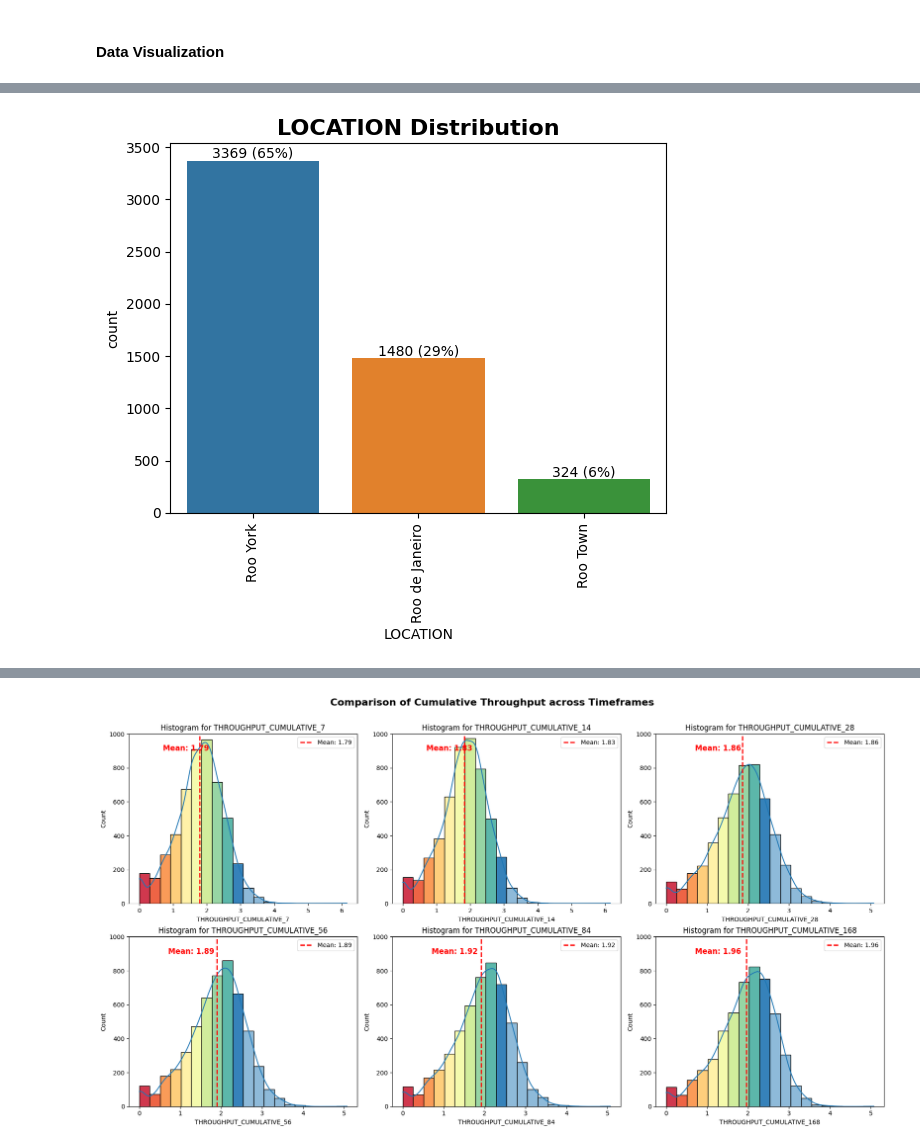
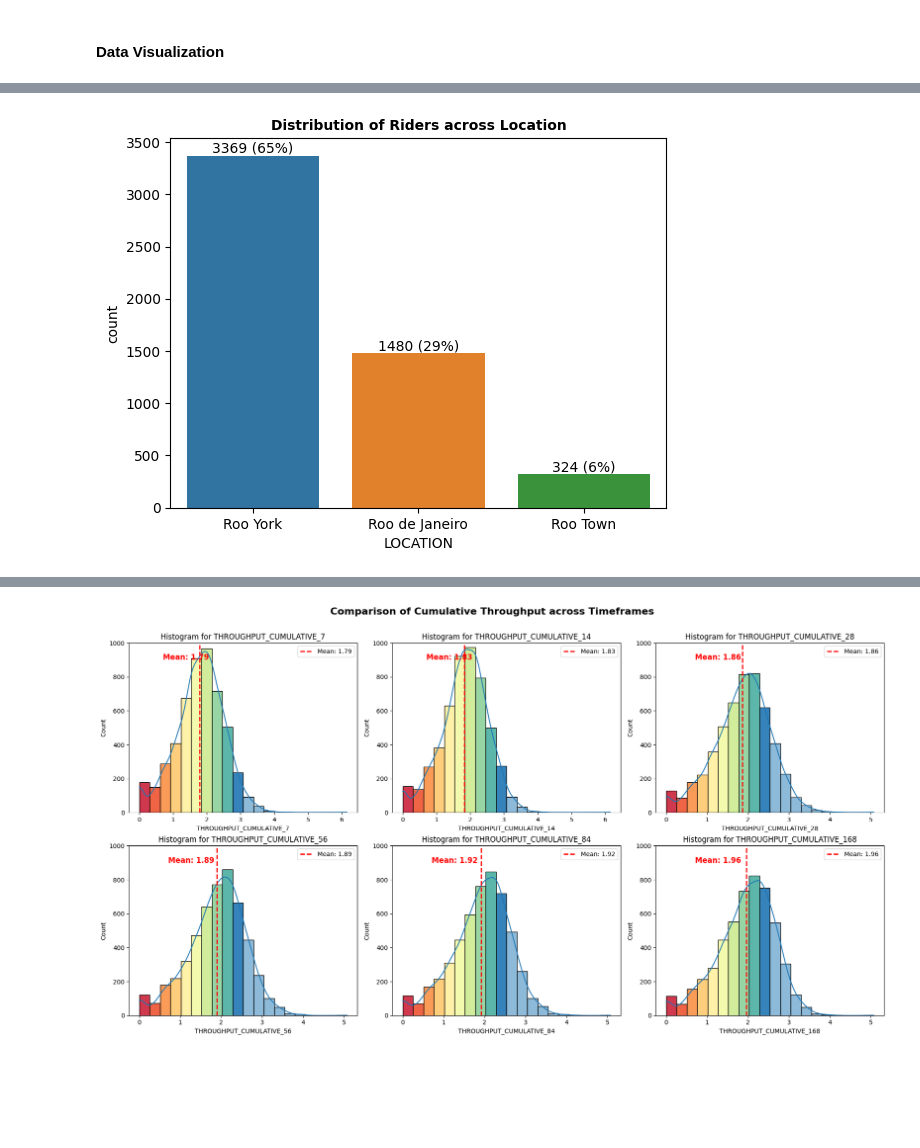
Before and after one commit to pradeepvaranasi/RiderGetRider_CaseStudy, a Jupyter notebook: Food_Delivery_App_RGR.ipynb, the cells around one changed output, grey strips where cells are left out. Drawn from its saved outputs; the diff is of its cells as text; code cells hidden in the pictures; blank space fills up the shorter version.

```diff
--- a/Food_Delivery_App_RGR.ipynb
+++ b/Food_Delivery_App_RGR.ipynb
@@ -282,8 +282,8 @@ max      42831.000000
 Name: DAYS_BETWEEN_APPLICATION_AND_FIRST_WORK, dtype: float64
 # %%
 # Define the bins for categorization
-bins = [0, 14, 30, 90, float('inf')]
-labels = ['0-14 days', '15-30 days', '31-90 days', '90+ days']
+bins = [0, 14, 30, 90, 1800, float('inf')]
+labels = ['0-14 days', '15-30 days', '31-90 days', '90+ days', 'No Data']
 
 # Use pd.cut to categorize the days_between column into bands
 pivot_df['DAYS_BETWEEN_APPLICATION_AND_FIRST_WORK'] = pd.cut(pivot_df['DAYS_BETWEEN_APPLICATION_AND_FIRST_WORK'], bins=bins, labels=labels, right=False)
@@ -348,18 +335,18 @@ memory usage: 1.5+ MB
 # %%
 # Countplot for the column - LOCATION
 ax = sns.countplot(x=pivot_df['LOCATION'],
                    order=pivot_df['LOCATION'].value_counts(ascending=False).index)
 
 abs_values = pivot_df['LOCATION'].value_counts(ascending=False)
 rel_values = pivot_df['LOCATION'].value_counts(ascending=False, normalize=True).values * 100
 lbls = [f'{p[0]} ({p[1]:.0f}%)' for p in zip(abs_values, rel_values)]
 ax.bar_label(container=ax.containers[0], labels=lbls)
 
 # Addding the title
-ax.set_title("LOCATION Distribution", fontsize=16, fontweight='bold')
+ax.set_title("Distribution of Riders across Location", fontsize=10, fontweight='bold')
 
 # Show plot
-plt.xticks(rotation=90)
+# plt.xticks(rotation=90)
 plt.show()
 # %% [output]
-[figure, old version]
+[figure, new version]
```
Also changed, not shown: parts of 15 cells of this notebook.
